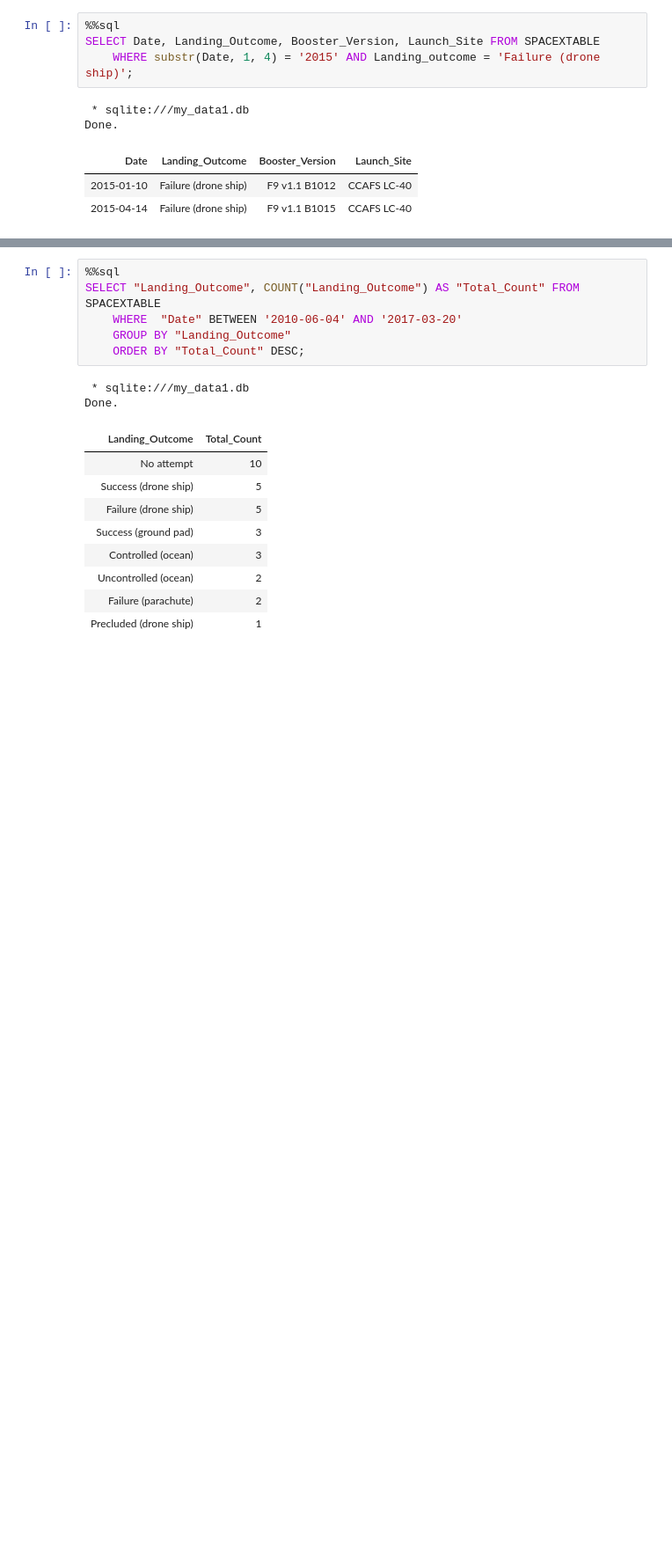
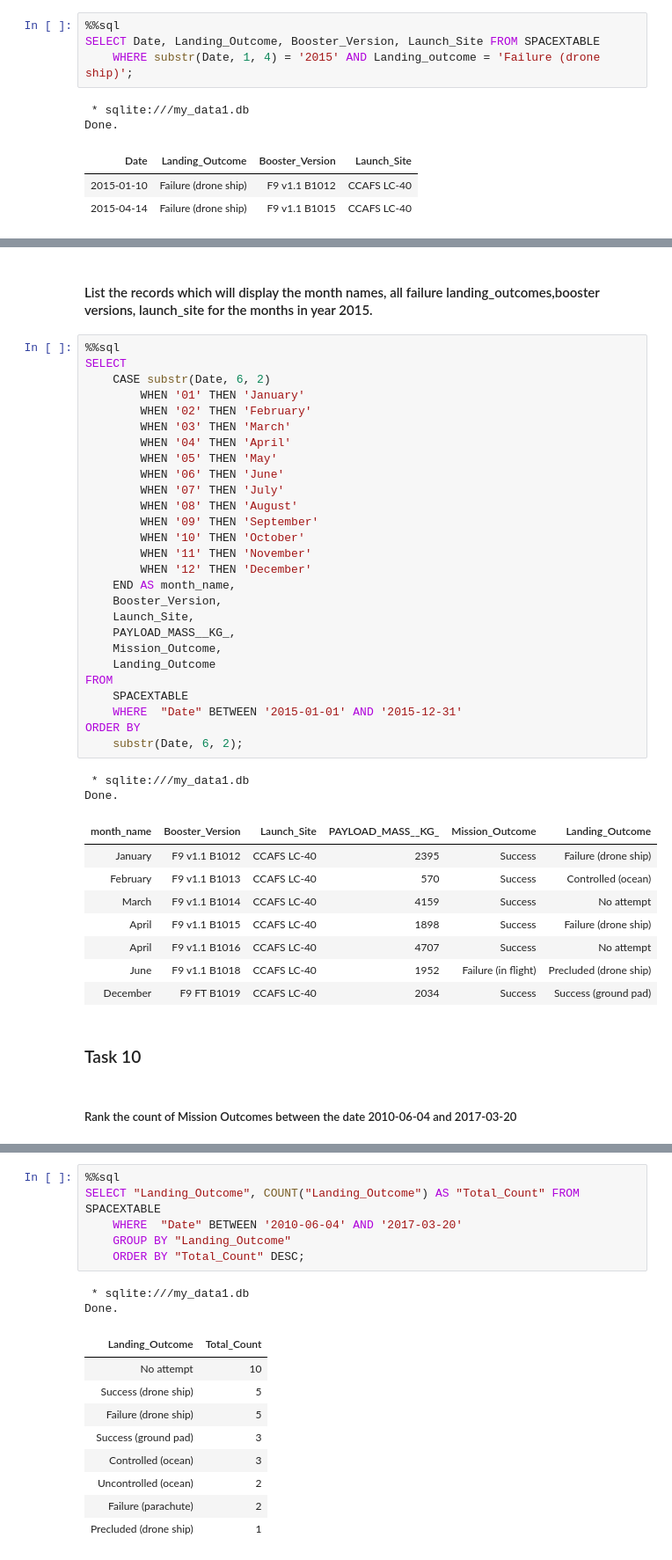
Before and after one commit to CarlosJunior41/Space_Y_project, a Jupyter notebook: jupyter-labs-eda-sql-coursera_sqllite (1).ipynb, the cells around one changed output, grey strips where cells are left out. Shown at 88% size. Cells and saved outputs as stored; diff of their text form; blank space fills up the shorter version.

```diff
--- a/jupyter-labs-eda-sql-coursera_sqllite (1).ipynb
+++ b/jupyter-labs-eda-sql-coursera_sqllite (1).ipynb
@@ -297,0 +623,44 @@ Done.
+# %% [markdown]
+#### List the records which will display the month names, all failure landing_outcomes,booster versions, launch_site for the months in year 2015.
+# %%
+%%sql
+SELECT
+    CASE substr(Date, 6, 2)
+        WHEN '01' THEN 'January'
+        WHEN '02' THEN 'February'
+        WHEN '03' THEN 'March'
+        WHEN '04' THEN 'April'
+        WHEN '05' THEN 'May'
+        WHEN '06' THEN 'June'
+        WHEN '07' THEN 'July'
+        WHEN '08' THEN 'August'
+        WHEN '09' THEN 'September'
+        WHEN '10' THEN 'October'
+        WHEN '11' THEN 'November'
+        WHEN '12' THEN 'December'
+    END AS month_name,
+    Booster_Version,
+    Launch_Site,
+    PAYLOAD_MASS__KG_,
+    Mission_Outcome,
+    Landing_Outcome
+FROM
+    SPACEXTABLE
+    WHERE  "Date" BETWEEN '2015-01-01' AND '2015-12-31'
+ORDER BY
+    substr(Date, 6, 2);
+# %% [output]
+ * sqlite:///my_data1.db
+Done.
+| month_name | Booster_Version | Launch_Site | PAYLOAD_MASS__KG_ | Mission_Outcome | Landing_Outcome |
+| January | F9 v1.1 B1012 | CCAFS LC-40 | 2395 | Success | Failure (drone ship) |
+| February | F9 v1.1 B1013 | CCAFS LC-40 | 570 | Success | Controlled (ocean) |
+| March | F9 v1.1 B1014 | CCAFS LC-40 | 4159 | Success | No attempt |
+| April | F9 v1.1 B1015 | CCAFS LC-40 | 1898 | Success | Failure (drone ship) |
+| April | F9 v1.1 B1016 | CCAFS LC-40 | 4707 | Success | No attempt |
+| June | F9 v1.1 B1018 | CCAFS LC-40 | 1952 | Failure (in flight) | Precluded (drone ship) |
+| December | F9 FT B1019 | CCAFS LC-40 | 2034 | Success | Success (ground pad) |
+# %% [markdown]
+### Task 10
+# %% [markdown]
+##### Rank the count of Mission Outcomes between the date 2010-06-04 and 2017-03-20
```
Also changed, not shown: parts of 38 cells of this notebook, 4 other files.
